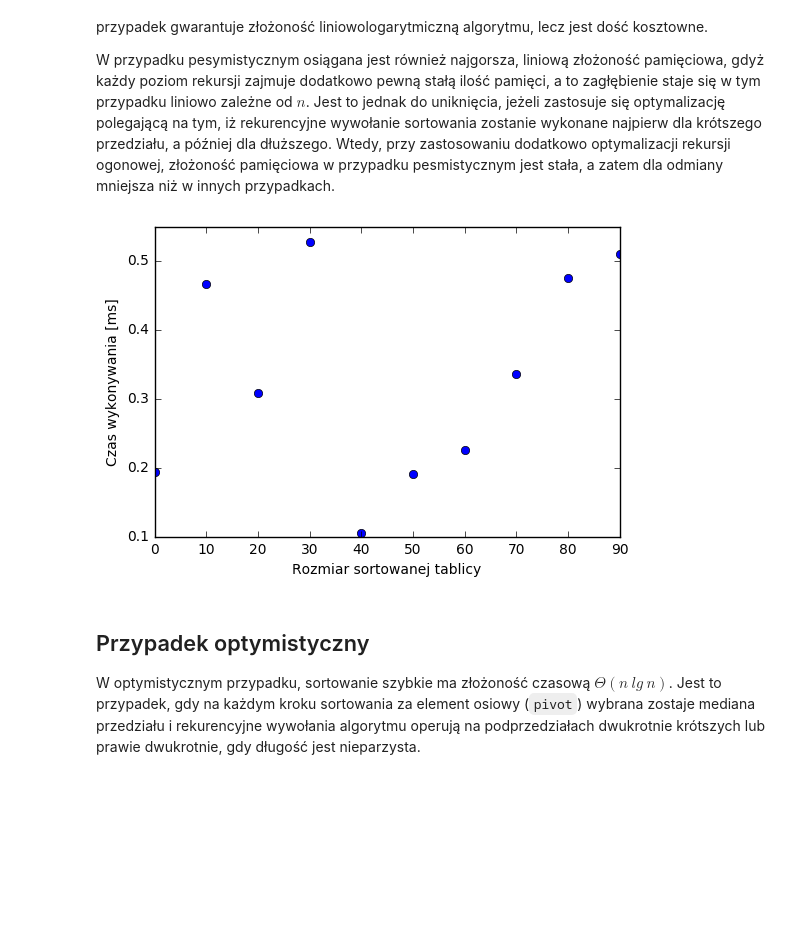
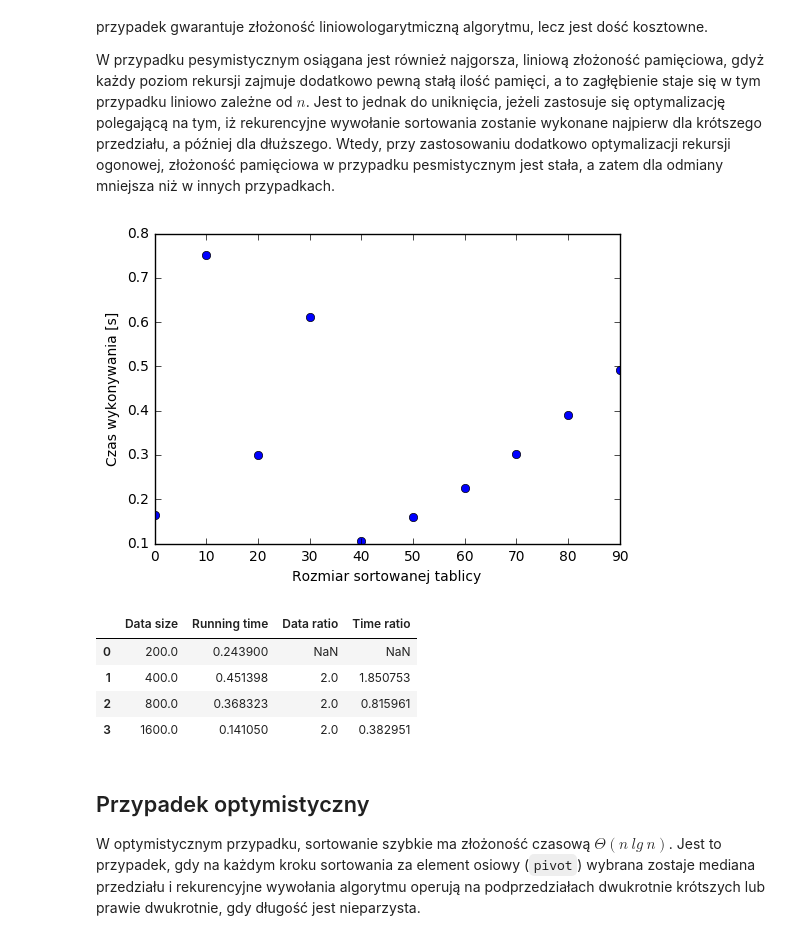
Before and after one commit to DPP93/Wspolczesne-Technologie, a Jupyter notebook: Notebooks/Quicksort.ipynb, the cells around one changed output. Saved outputs shown, nothing was run; the diff lists cells and outputs as text; code cells hidden in the pictures; blank space fills up the shorter version.

Commit message:
Add arrays showing how the time changes when the input size doubles

```diff
--- a/Notebooks/Quicksort.ipynb
+++ b/Notebooks/Quicksort.ipynb
@@ -54,22 +54,42 @@ Właściwość ta jest bardzo niekorzystna, gdyż w części lub całości posor
 
 W przypadku pesymistycznym osiągana jest również najgorsza, liniową złożoność pamięciowa, gdyż każdy poziom rekursji zajmuje dodatkowo pewną stałą ilość pamięci, a to zagłębienie staje się w tym przypadku liniowo zależne od $n$. Jest to jednak do uniknięcia, jeżeli zastosuje się optymalizację polegającą na tym, iż rekurencyjne wywołanie sortowania zostanie wykonane najpierw dla krótszego przedziału, a później dla dłuższego. Wtedy, przy zastosowaniu dodatkowo optymalizacji rekursji ogonowej, złożoność pamięciowa w przypadku pesmistycznym jest stała, a zatem dla odmiany mniejsza niż w innych przypadkach.
 # %%
+import functools as fn
+import math
+from IPython.display import display
 import matplotlib.pyplot as plt
-import functools as fn
+import pandas as pd
 
 def plot_times(data_sizes, running_times):
     plt.plot(data_sizes, running_times, 'o')
-    plt.ylabel('Czas wykonywania [ms]')
+    plt.ylabel('Czas wykonywania [s]')
     plt.xlabel('Rozmiar sortowanej tablicy')
     plt.show()
+
+def display_ratios(data_sizes, running_times):
+    data_ratios = np.hstack([[math.nan], data_sizes[1:] / data_sizes[:-1]])
+    time_ratios = np.hstack([[math.nan], running_times[1:] / running_times[:-1]])
+    all_data = np.vstack([data_sizes, running_times, data_ratios, time_ratios]).T
+    col_names = ['Data size', 'Running time', 'Data ratio', 'Time ratio']
+    df = pd.DataFrame(all_data, columns=col_names)
+    display(df)
 # %%
 apply_pessimistic = fn.partial(apply_quicksort, 'p')
 
 data_sizes = np.arange(0, 100, 10)
-running_times = apply_pessimistic(5, data_sizes, 0)
+running_times = apply_pessimistic(5, data_sizes)
 plot_times(data_sizes, running_times)
+
+data_sizes2 = np.exp2(np.arange(1, 5)) * 100
+running_times2 = apply_pessimistic(5, data_sizes2)
+display_ratios(data_sizes2, running_times2)
 # %% [output]
-[figure, old version]
+[figure, new version]
+|  | Data size | Running time | Data ratio | Time ratio |
+| 0 | 200.0 | 0.243900 | NaN | NaN |
+| 1 | 400.0 | 0.451398 | 2.0 | 1.850753 |
+| 2 | 800.0 | 0.368323 | 2.0 | 0.815961 |
+| 3 | 1600.0 | 0.141050 | 2.0 | 0.382951 |
 # %% [markdown]
 ## Przypadek optymistyczny
 
```
Also changed, not shown: parts of 3 cells of this notebook.
